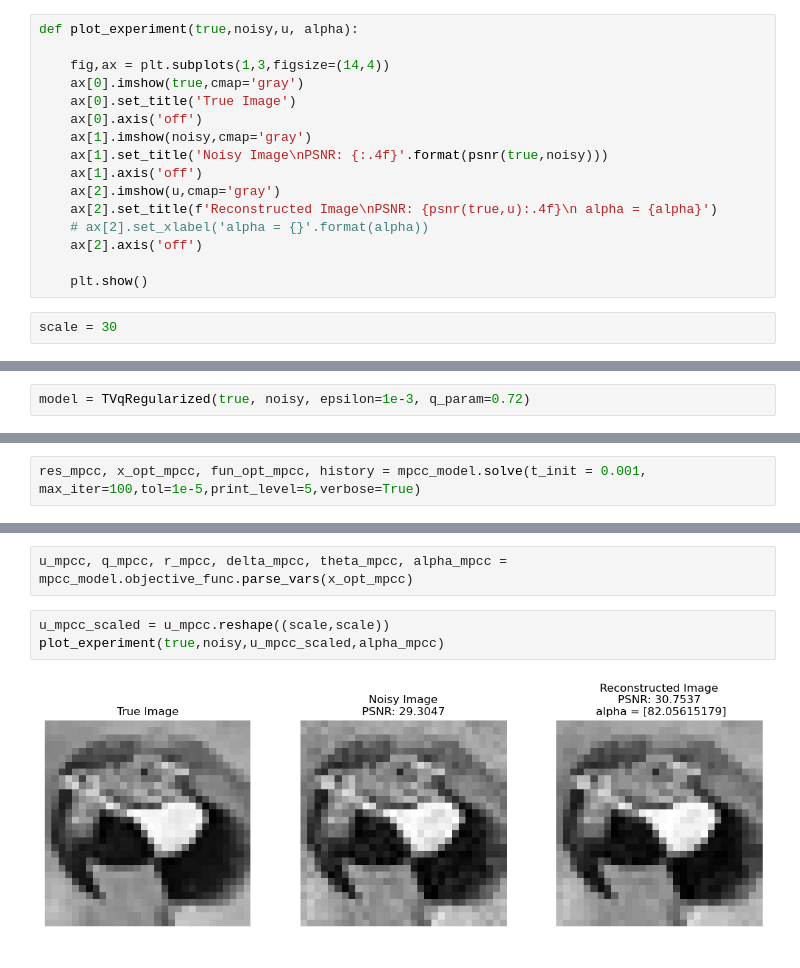
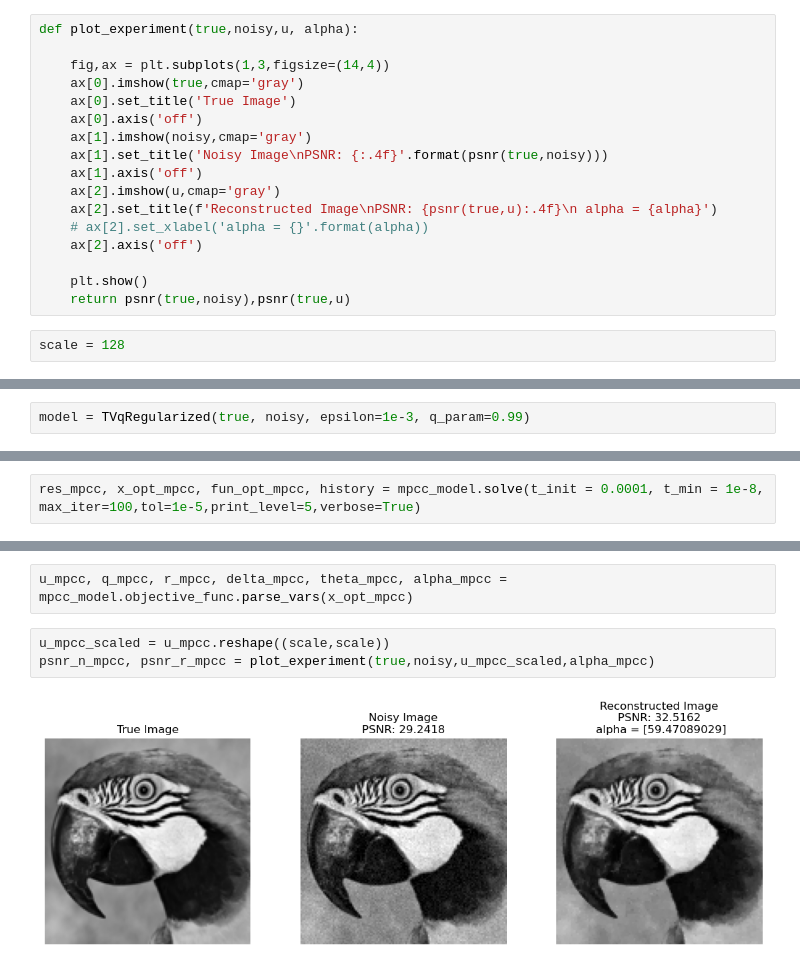
Before and after one commit to dvillacis/bimpcc_2, a Jupyter notebook: notebook/tvq_denosing_sinbeta.ipynb, the cells around one changed output, grey strips where cells are left out. Drawn from its saved outputs; the diff is of its cells as text.

```diff
--- a/notebook/tvq_denosing_sinbeta.ipynb
+++ b/notebook/tvq_denosing_sinbeta.ipynb
@@ -30,8 +30,9 @@ def plot_experiment(true,noisy,u, alpha):
     ax[2].axis('off')
 
     plt.show()
+    return psnr(true,noisy),psnr(true,u)
 # %%
-scale = 30
+scale = 128
 # %%
 dataset = get_dataset("guacamayo",scale=scale, random_state=1)
 true, noisy = dataset.get_training_data()
@@ -49,5 +50,5 @@ ax[1].axis('off')
 # %%
-model = TVqRegularized(true, noisy, epsilon=1e-3, q_param=0.72)
+model = TVqRegularized(true, noisy, epsilon=1e-3, q_param=0.99)
 # %%
 res,x_opt,fun_opt = model.solve(max_iter=3000,tol=1e-4,print_level=5)
 # %% [output]
@@ -149,6 +150,6 @@ x0_mpcc = np.concatenate((u.flatten(),q.flatten(),r0,delta0,theta0,alpha))
 # %%
 mpcc_model = TVDenoisingMPCC(true, noisy, x0=x0_mpcc, epsilon=1e-3, q_param = 0.99)
 # %%
-res_mpcc, x_opt_mpcc, fun_opt_mpcc, history = mpcc_model.solve(t_init = 0.001, max_iter=100,tol=1e-5,print_level=5,verbose=True)
+res_mpcc, x_opt_mpcc, fun_opt_mpcc, history = mpcc_model.solve(t_init = 0.0001, t_min = 1e-8, max_iter=100,tol=1e-5,print_level=5,verbose=True)
 # %% [output]
  Iter   Termination_status            Objective      MPCC_compl               t
@@ -197,6 +189,6 @@ EXIT: Optimal Solution Found.
 u_mpcc, q_mpcc, r_mpcc, delta_mpcc, theta_mpcc, alpha_mpcc = mpcc_model.objective_func.parse_vars(x_opt_mpcc)
 # %%
 u_mpcc_scaled = u_mpcc.reshape((scale,scale))
-plot_experiment(true,noisy,u_mpcc_scaled,alpha_mpcc)
+psnr_n_mpcc, psnr_r_mpcc = plot_experiment(true,noisy,u_mpcc_scaled,alpha_mpcc)
 # %% [output]
-[figure, old version]
+[figure, new version]
```
Also changed, not shown: parts of 12 cells of this notebook, 19 other files.
